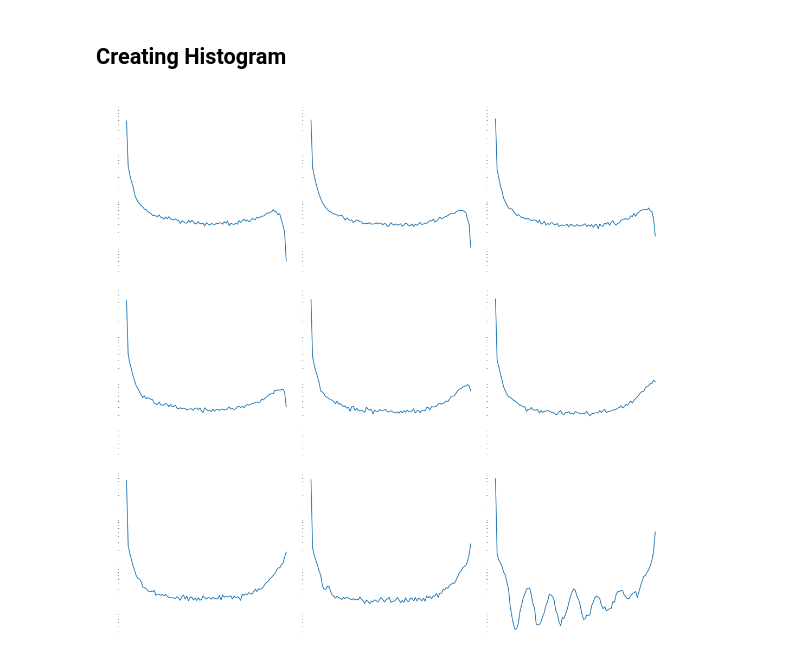
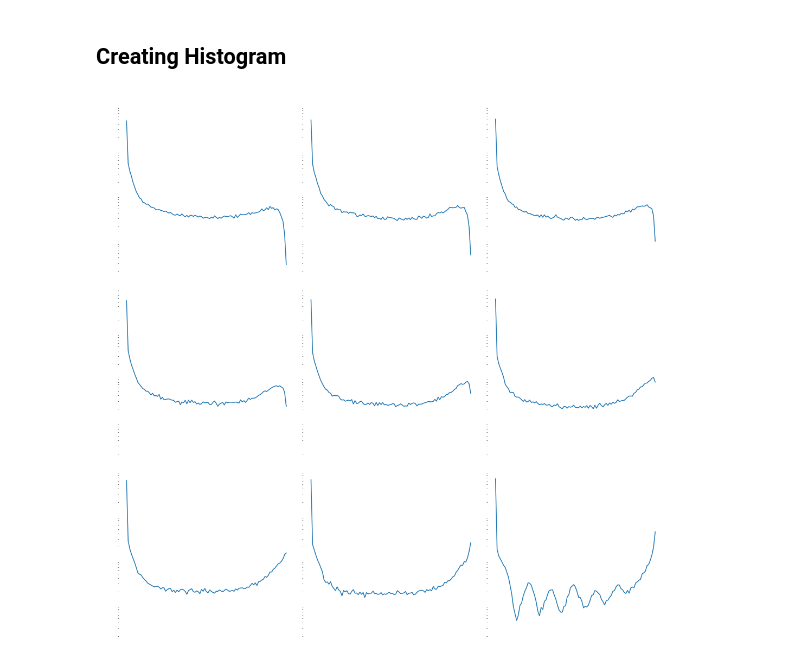
Before and after one commit to tommychinwj/HI_characterization, a Jupyter notebook: cube_HI_characterization.ipynb, the cells around one changed output. Cells and saved outputs as stored; diff of their text form; code cells hidden in the pictures.

Commit message:
new radius ratio, but don't seem right. Plots()+new features, single plot condition.
shell_num and sigma_factor both affect the effective gaussian sphere radius.

```diff
--- a/cube_HI_characterization.ipynb
+++ b/cube_HI_characterization.ipynb
@@ -104,8 +104,8 @@ def gaussian_sphere_average(distance_box, radius, input_box, shell_num, sigma_fa
     mean = []
 
     shell_radius_edges = np.linspace(0,1,shell_num+1)
-    shell_center = 0.5*(shell_radius_edges[1:] + shell_radius_edges[:-1])
-    weight = Gaussian(x=shell_center*sigma_factor)
+    shell_center = 0.5*(shell_radius_edges[1:] + shell_radius_edges[:-1])*sigma_factor*radius  # sigma_factor number of sigmas the weighting goes out to, sigma = radius
+    weight = Gaussian(x=shell_center, sigma=radius)
 
     for ii in range(shell_num):
         condition = np.logical_and(distance_box <= shell_radius_edges[ii+1]*radius, distance_box > shell_radius_edges[ii]*radius)
@@ -135,7 +135,7 @@ def top_hat_cube_average(input_box):
 # %% [markdown]
 ## Sphere Blurring Function
 # %%
-def Average_Neutral_Fraction_Distribution(box, radius, iteration, shell_num=6, sigma_factor=3*1.4370396997748922, blur_shape=None):
+def Average_Neutral_Fraction_Distribution(box, radius, iteration, shell_num=6, sigma_factor=4, blur_shape=None):
 
     box = box.copy()  # make copy of input box to have a separate box
 
@@ -150,7 +150,7 @@ def Average_Neutral_Fraction_Distribution(box, radius, iteration, shell_num=6, s
             mean_data = np.append(mean_data, mean)
 
     elif blur_shape == 'top_hat_sphere':
-        radius = round(radius/1.4370396997748922/3)  # ratio numerically calculated.
+        radius = int(round(radius*((3*np.sqrt(np.pi)/4)**(1/3))))  # ratio numerically calculated.
         dist_frm_coord_box = distance_from_coordinate(radius*2+1)
         for i in range(iteration):
             rand_coord = random_voxel(len(box))
@@ -159,7 +159,7 @@ def Average_Neutral_Fraction_Distribution(box, radius, iteration, shell_num=6, s
             mean_data = np.append(mean_data, mean)
 
     elif blur_shape == 'top_hat_cube':
-        radius = round((radius*((4*np.pi/3)**(1/3))/1.4370396997748922/3-1)/2)  # ratio determiend by equating the volumes of cube & sphere
+        radius = int(round((radius*np.sqrt(np.pi)-1)/2))  # ratio determiend by equating the volumes of cube & sphere
         for i in range(iteration):
             rand_coord = random_voxel(len(box))
             cube_region_box = cube_centered_about_coordinate(rand_coord, radius, box)
@@ -178,23 +178,27 @@ def Average_Neutral_Fraction_Distribution(box, radius, iteration, shell_num=6, s
 # %% [markdown]
 ## Histogram Function
 # %%
-def histogram(fs, title, figure_shape, x_start=0, x_stop=1, bin_num=100, color='white', figure_size=(18,7), font_size=15, horizontal_gap=0.05, vertical_gap=0.05):  # a: x start, b: x stop
+def histogram(fs, title, figure_shape, x_start=0, x_stop=1, bin_num=100, color='white', figure_size=(18,7), font_size=15, horizontal_gap=0.05, vertical_gap=0.05, y_scale='linear', y_notation='plain', sharex=True, sharey=True):  # a: x start, b: x stop
     bin_edges = np.linspace(x_start, x_stop, bin_num) # 100 bins from 0-1
     bin_centers = 0.5 * (bin_edges[1:] + bin_edges[:-1])
-    if len(fs) > 10:  # assuming that iterations will be at least 10, and not plotting more than 9 plots at once, quick fix, need more robust condtion.
+    if type(fs) is tuple:  # hopefully more robust condition.
+        fig, axes = plt.subplots(figure_shape[0], figure_shape[1], figsize=figure_size, sharex=sharex, sharey=sharey, gridspec_kw={"hspace":vertical_gap, 'wspace':horizontal_gap})
+        for i, f in enumerate(fs):
+            axes.flatten()[i].plot(bin_centers, np.histogram(f, bins=bin_edges)[0])
+            axes.flatten()[i].set_title(title[i], color=color, fontsize=font_size)
+            axes.flatten()[i].tick_params(color=color, labelcolor=color, labelsize=font_size)  # figure color
+            axes.flatten()[i].set_yscale(y_scale)
+            if y_scale is not 'log':
+                axes.flatten()[i].ticklabel_format(axis='y', style=y_notation, scilimits=(0,0), useMathText=True)
+            for spine in axes.flatten()[i].spines.values():
+                spine.set_edgecolor(color)
+    else:
         fig, ax = plt.subplots(figsize=figure_size)
         ax.plot(bin_centers, np.histogram(fs, bins=bin_edges)[0])
         ax.set_title(title, color=color, fontsize=font_size)
         ax.tick_params(color=color, labelcolor=color, labelsize=font_size)  # figure color
-        ax.set_yscale('log')
+        ax.set_yscale(y_scale)
+        if y_scale is not 'log':
+            ax.ticklabel_format(axis='y', style=y_notation, scilimits=(0,0), useMathText=True)
         for spine in ax.spines.values():
             spine.set_edgecolor(color)
-    else:
-        fig, axes = plt.subplots(figure_shape[0], figure_shape[1], figsize=figure_size, sharex=True, sharey=True, gridspec_kw={"hspace":vertical_gap, 'wspace':horizontal_gap})
-        for i, f in enumerate(fs):
-            axes.flatten()[i].plot(bin_centers, np.histogram(f, bins=bin_edges)[0])
-            axes.flatten()[i].set_title(title[i], color=color, fontsize=font_size)
-            axes.flatten()[i].tick_params(color=color, labelcolor=color, labelsize=font_size)  # figure color
-            axes.flatten()[i].set_yscale('log')
-            for spine in axes.flatten()[i].spines.values():
-                spine.set_edgecolor(color)
@@ -267,7 +298,7 @@ gaussian10 = Average_Neutral_Fraction_Distribution(
     blur_shape='Gaussian_sphere'
 )
 # %%
-gaussian8 = Average_Neutral_Fraction_Distribution(
+gaussian8_bimodal = Average_Neutral_Fraction_Distribution(
     box=ionized,
     radius=8,
     iteration=10**5,
@@ -276,6 +307,6 @@ gaussian8 = Average_Neutral_Fraction_Distribution(
 # %% [markdown]
 ## Creating Histogram
 # %%
-histogram([gaussian24, gaussian22, gaussian20, gaussian18, gaussian16, gaussian14, gaussian12, gaussian10, gaussian8], title=['gaussian24', 'gaussian22', 'gaussian20', 'gaussian18', 'gaussian16', 'guassian14', 'gaussian12', 'gaussian10', 'gaussian8'], figure_shape=(3, 3), figure_size=(18, 18), vertical_gap=0.1)
+histogram((gaussian24, gaussian22, gaussian20, gaussian18, gaussian16, gaussian14, gaussian12, gaussian10, gaussian8_bimodal), title=['gaussian24', 'gaussian22', 'gaussian20', 'gaussian18', 'gaussian16', 'guassian14', 'gaussian12', 'gaussian10', 'gaussian8_bimodal'], figure_shape=(3, 3), figure_size=(18, 18), vertical_gap=0.1, y_scale='log')
 # %% [output]
-[figure, old version]
+[figure, new version]
```
Also changed, not shown: parts of 18 cells of this notebook, 2 other files.
